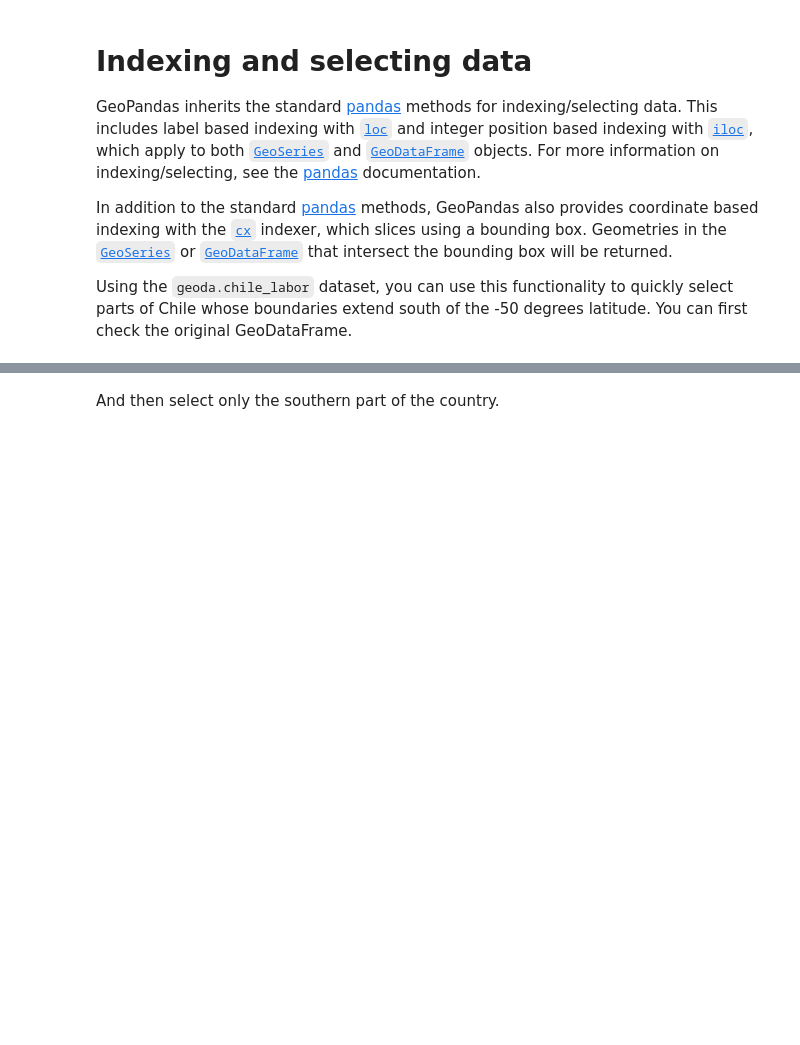
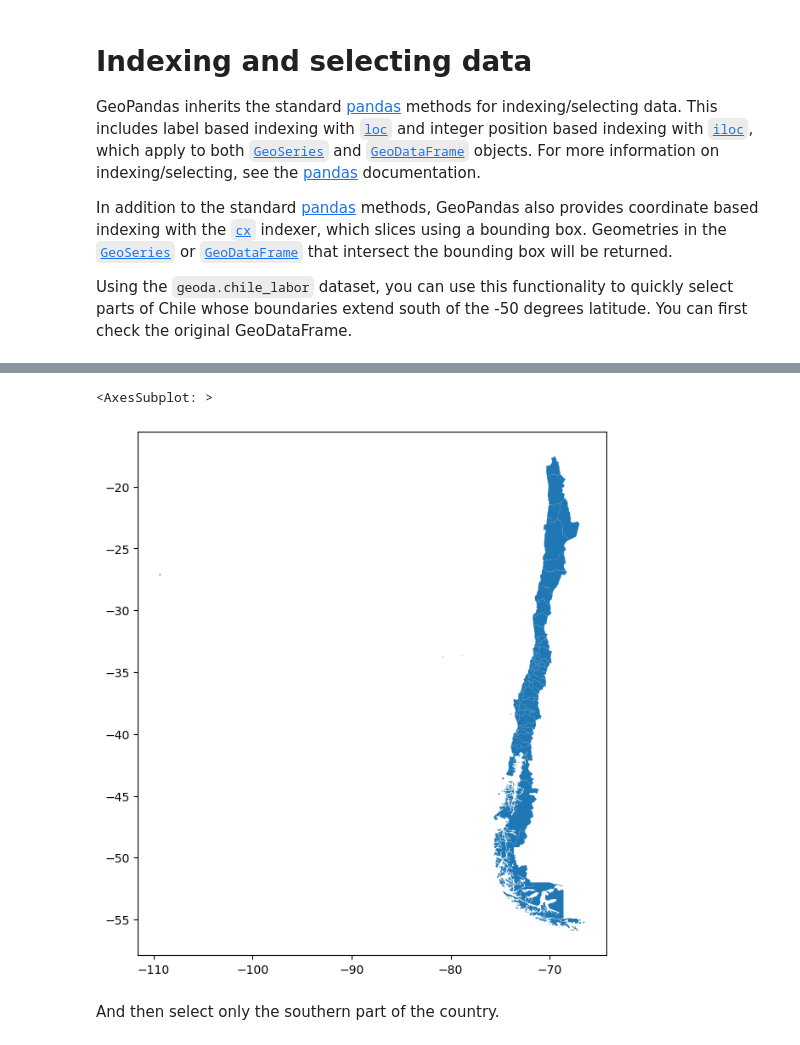
Before and after one commit to Francesco-Ghizzo/Data-Science, a Jupyter notebook: Python/GIS/GeoPandas/User Guide/Indexing and selecting data.ipynb, the cells around one changed output, grey strips where cells are left out. Cells and saved outputs as stored; diff of their text form; code cells hidden in the pictures; blank space fills up the shorter version.

```diff
--- a/Python/GIS/GeoPandas/User Guide/Indexing and selecting data.ipynb
+++ b/Python/GIS/GeoPandas/User Guide/Indexing and selecting data.ipynb
@@ -22,0 +22,2 @@ Geometries in the <a href="https://geopandas.org/en/stable/docs/reference/api/ge
+# %%
+chile = geopandas.read_file(geodatasets.get_path('geoda.chile_labor'))
@@ -23,2 +27,7 @@ Geometries in the <a href="https://geopandas.org/en/stable/docs/reference/api/ge
+# %%
+chile.plot(figsize=(8, 8))
+# %% [output]
+<AxesSubplot: >
+[figure, added]
 # %% [markdown]
 <p>And then select only the southern part of the country.</p>
```
Also changed, not shown: parts of 6 cells of this notebook.
